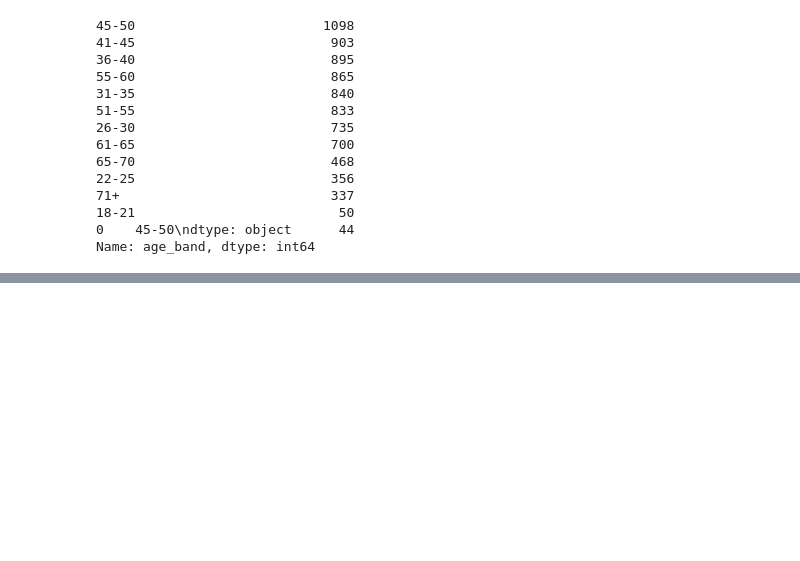
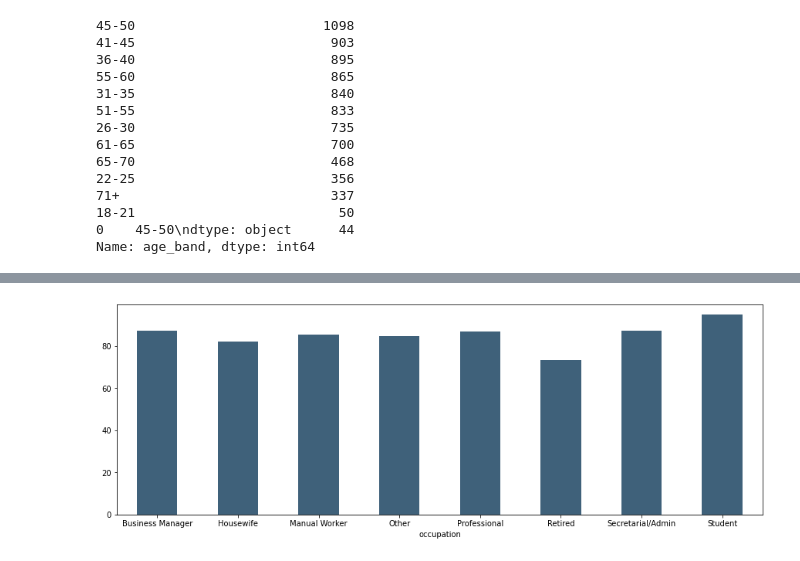
Before and after one commit to 0prawin0/High-Low-Net-worth-Customer-Classification, a Jupyter notebook: Net Worth Customer Classification.ipynb, the cells around one changed output, grey strips where cells are left out. Saved outputs shown, nothing was run; the diff lists cells and outputs as text; code cells hidden in the pictures; blank space fills up the shorter version.

```diff
--- a/Net Worth Customer Classification.ipynb
+++ b/Net Worth Customer Classification.ipynb
@@ -210,2 +139,0 @@ x_main['Portfolio_Balance'].skew(axis=0)
-# %%
-x_main['Portfolio_Balance']=np.log(x_main['Portfolio_Balance']+80)
@@ -364,0 +159,15 @@ X_train,X_test,y_train,y_test=train_test_split(x_main_1,y_main_1,random_state=10
+# %%
+# Outlier detection
+
+num_cols = x_main[['Average_Credit_Card_Transaction', 'Balance_Transfer', 'Term_Deposit',
+       'Life_Insurance', 'Medical_Insurance', 'Average_A/C_Balance',
+       'Personal_Loan', 'Investment_in_Mutual_Fund',
+       'Investment_Tax_Saving_Bond', 'Home_Loan', 'Online_Purchase_Amount',
+        'Investment_in_Commudity', 'Investment_in_Equity',
+       'Investment_in_Derivative', 'Portfolio_Balance']]
+
+Q1 = num_cols.quantile(0.25)
+Q3 = num_cols.quantile(0.75)
+IQR = Q3 - Q1
+lower_bound = Q1 - 1.5 * IQR
+upper_bound = Q3 + 1.5 * IQR
@@ -364,0 +264,11 @@ X_train,X_test,y_train,y_test=train_test_split(x_main_1,y_main_1,random_state=10
+# %%
+# How is the portfolio balance varying among differnt occupations?
+
+plt.figure(figsize=(15,5))
+x_main.groupby('occupation')['Portfolio_Balance'].mean().plot(kind='bar',color='#3F617A')
+plt.xticks(rotation=0)
+plt.show()
+
+# From below graph, students have the highest portfolio balance and retired people have the least.
+# %% [output]
+[figure, added]
```
Also changed, not shown: parts of 146 cells of this notebook.
